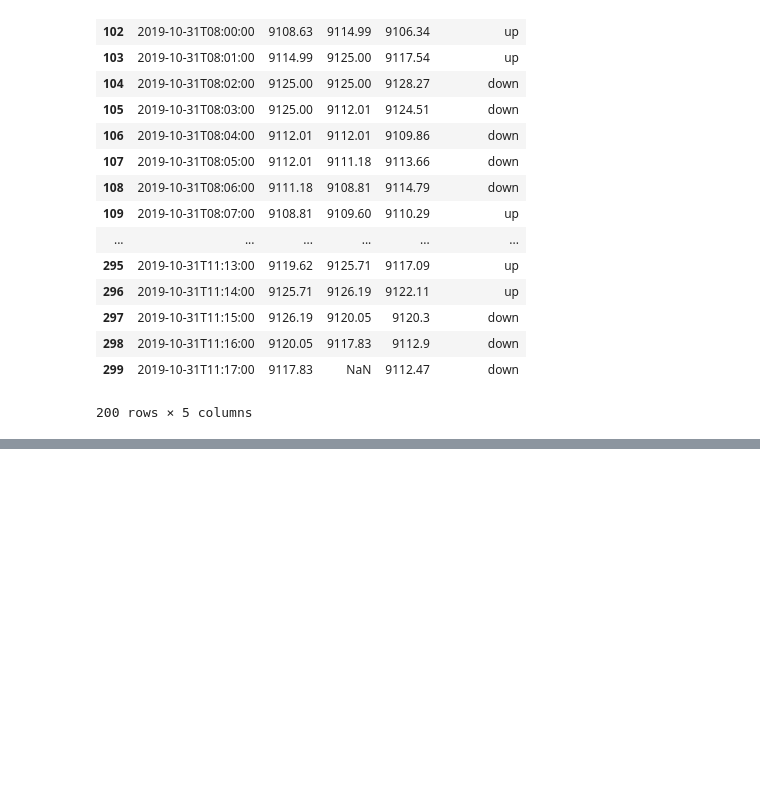
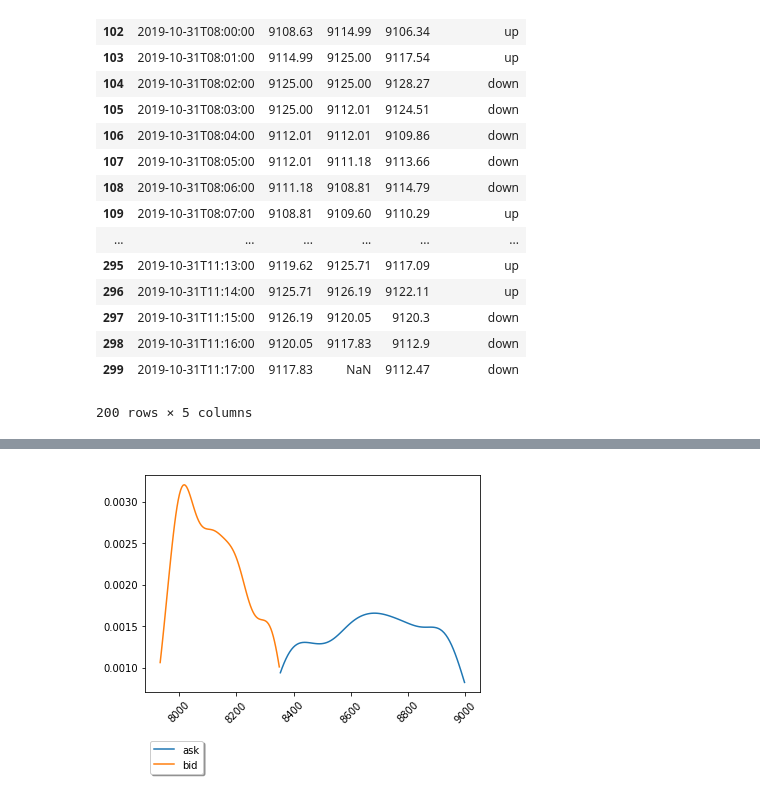
Before and after one commit to antogranell/gdax, a Jupyter notebook: price_model.ipynb, the cells around one changed output, grey strips where cells are left out. Cells and saved outputs as stored; diff of their text form; code cells hidden in the pictures; blank space fills up the shorter version.

```diff
--- a/price_model.ipynb
+++ b/price_model.ipynb
@@ -90,0 +347,5 @@ dfres1
+# %%
+plot_pdf(dfag[(-dfag.asks_price.isnull())]['asks_price'], 'ask')
+plot_pdf(dfag[(-dfag.bids_price.isnull())]['bids_price'], 'bid');
+# %% [output]
+[figure, added]
```
Also changed, not shown: parts of 16 cells of this notebook.
